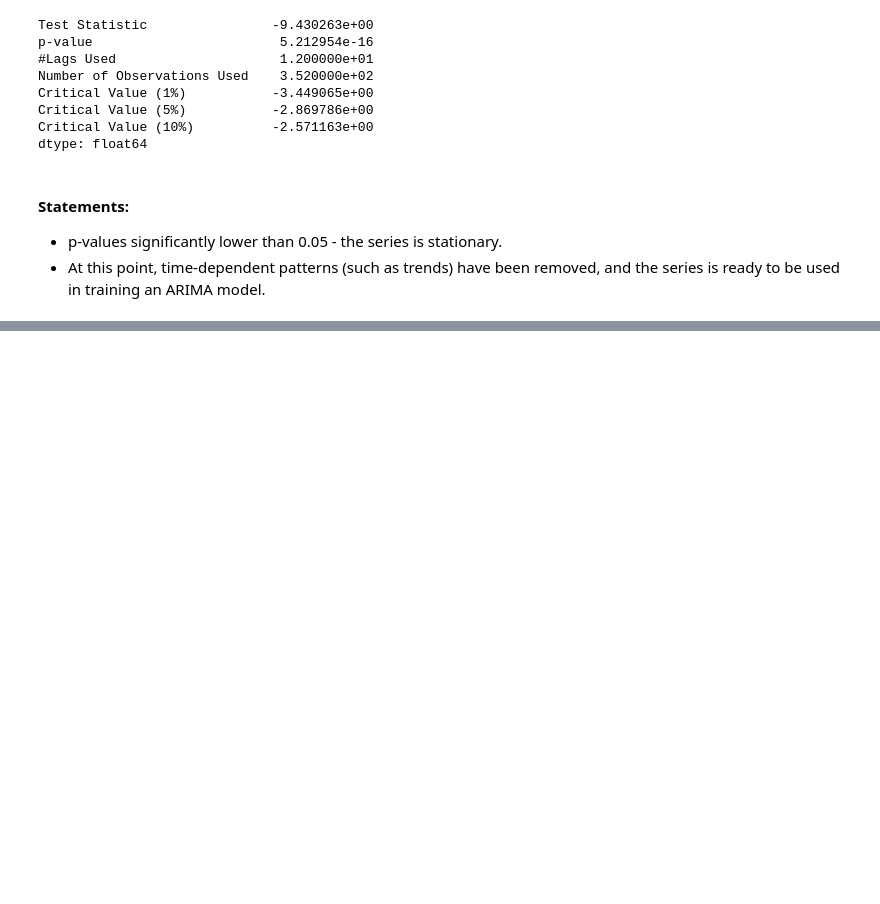
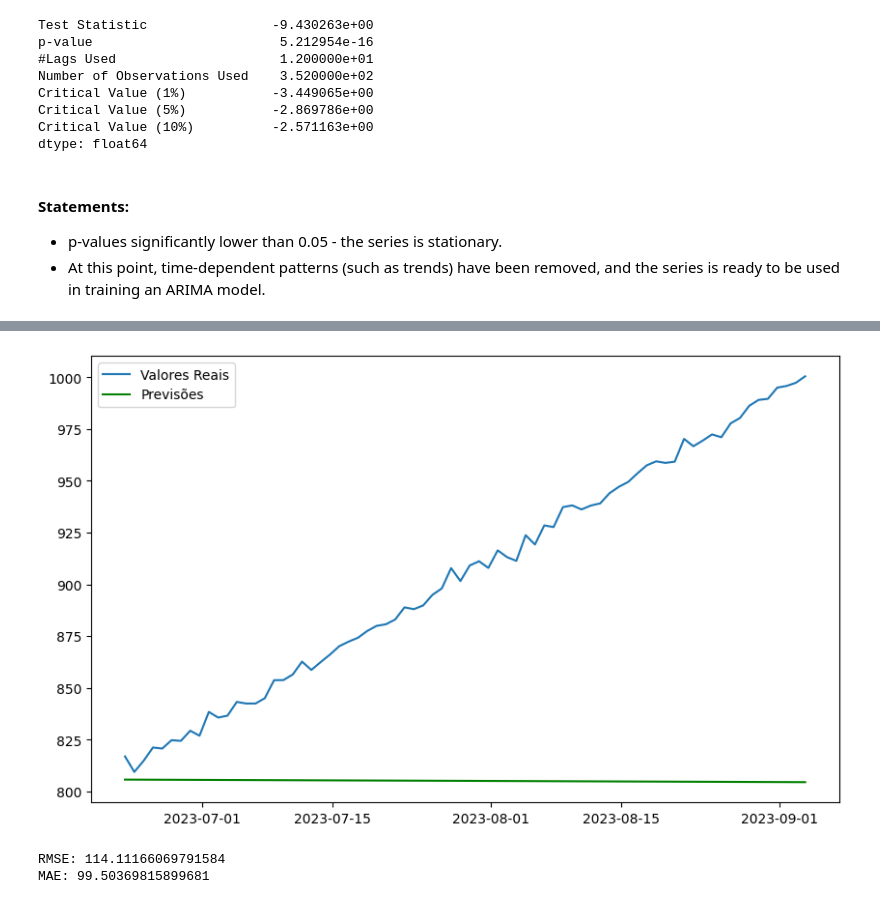
Before and after one commit to RitaViegas/RitaViegas---Alternative-time-series-main, a Jupyter notebook: src/explore.ipynb, the cells around one changed output, grey strips where cells are left out. Saved outputs shown, nothing was run; the diff lists cells and outputs as text; code cells hidden in the pictures; blank space fills up the shorter version.

Commit message:
arima done

```diff
--- a/src/explore.ipynb
+++ b/src/explore.ipynb
@@ -248,0 +288,10 @@ ValueError: numpy.dtype size changed, may indicate binary incompatibility. Expec
+# %%
+#
+train = ts[:int(0.8 * len(df))]
+test = ts[int(0.8 * len(df)):]
+# %%
+#
+from statsmodels.tsa.arima.model import ARIMA
+arima_model = ARIMA(train, order=(1, 0, 1))
+arima_result = arima_model.fit()
+print(arima_result.summary())
@@ -248,0 +316,19 @@ ValueError: numpy.dtype size changed, may indicate binary incompatibility. Expec
+# %%
+forecast = arima_result.forecast(steps=len(test))
+plt.figure(figsize=(10, 6))
+plt.plot(test, label='Valores Reais')
+plt.plot(forecast, label='Previsões', color='green')
+plt.legend()
+plt.show()
+# %% [output]
+[figure, added]
+# %%
+from sklearn.metrics import mean_squared_error, mean_absolute_error
+
+rmse = mean_squared_error(test, forecast, squared=False)
+mae = mean_absolute_error(test, forecast)
+print("RMSE:", rmse)
+print("MAE:", mae)
+# %% [output]
+RMSE: 114.11166069791584
+MAE: 99.50369815899681
```
Also changed, not shown: parts of 7 cells of this notebook, 2 other files.
